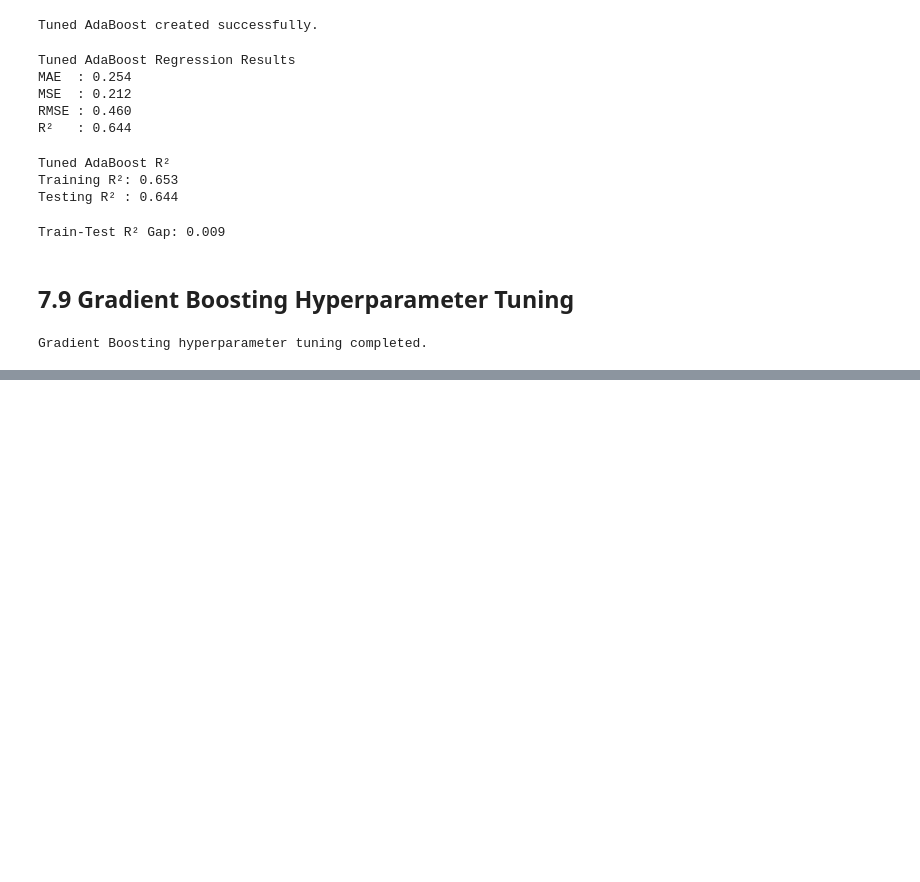
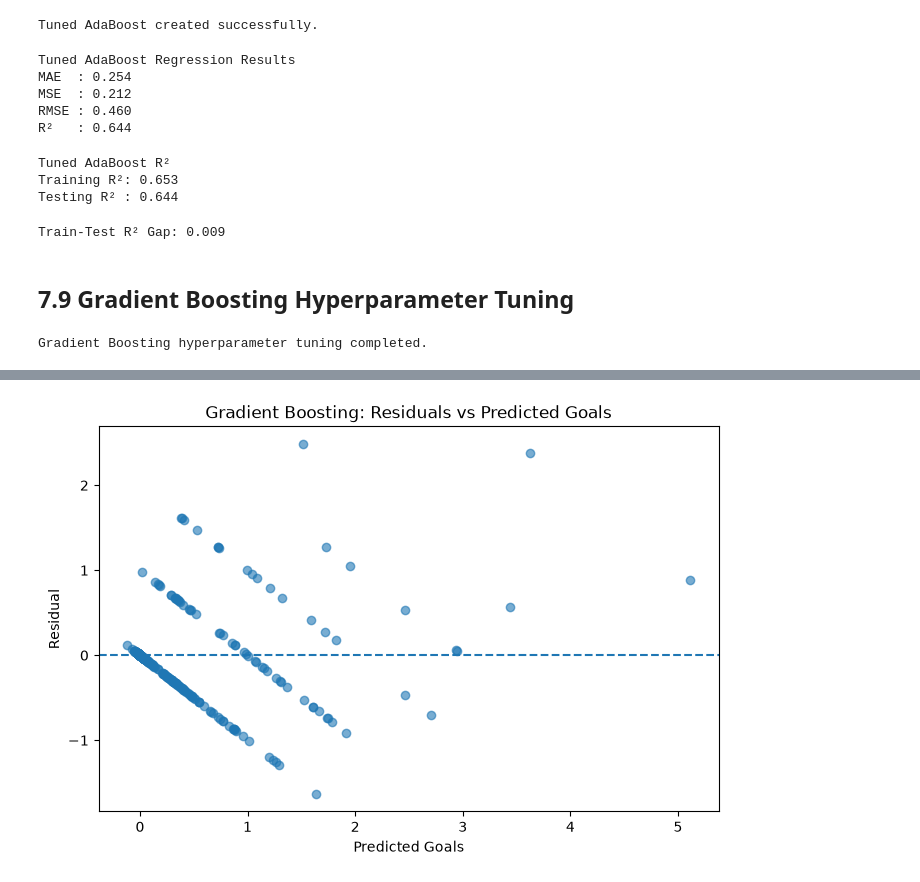
Before and after one commit to FaisalMahmudArzu/Football-Data-Analysis-from-Kaggle, a Jupyter notebook: main.ipynb, the cells around one changed output, grey strips where cells are left out. Cells and saved outputs as stored; diff of their text form; code cells hidden in the pictures; blank space fills up the shorter version.

```diff
--- a/main.ipynb
+++ b/main.ipynb
@@ -3037,0 +3209,7 @@ Gradient Boosting hyperparameter tuning completed.
+# %%
+gradient_predictions = pd.DataFrame({
+    "Actual_Gls": y_test.values,
+    "Predicted_Gls": y_pred_gradient
+})
+
+gradient_predictions.head(15)
@@ -3037,0 +3261,7 @@ Gradient Boosting hyperparameter tuning completed.
+# %%
+gradient_predictions["Residual"] = (
+    gradient_predictions["Actual_Gls"]
+    - gradient_predictions["Predicted_Gls"]
+)
+
+gradient_predictions.head(15)
@@ -3037,0 +3285,9 @@ Gradient Boosting hyperparameter tuning completed.
+# %%
+gradient_predictions["Absolute_Error"] = (
+    gradient_predictions["Residual"].abs()
+)
+
+gradient_predictions.sort_values(
+    "Absolute_Error",
+    ascending=False
+).head(15)
@@ -3037,0 +3311,21 @@ Gradient Boosting hyperparameter tuning completed.
+# %%
+plt.figure(figsize=(8, 5))
+
+plt.scatter(
+    gradient_predictions["Predicted_Gls"],
+    gradient_predictions["Residual"],
+    alpha=0.6
+)
+
+plt.axhline(
+    y=0,
+    linestyle="--"
+)
+
+plt.xlabel("Predicted Goals")
+plt.ylabel("Residual")
+plt.title("Gradient Boosting: Residuals vs Predicted Goals")
+
+plt.show()
+# %% [output]
+[figure, added]
```
Also changed, not shown: parts of 53 cells of this notebook, 4 other files.
